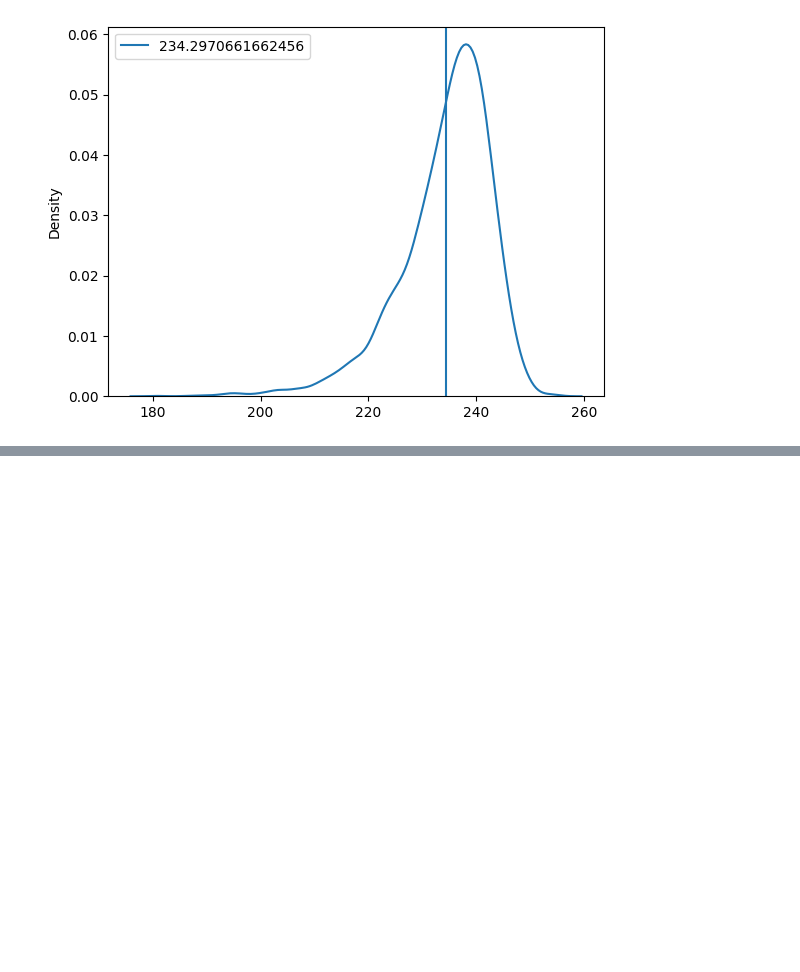
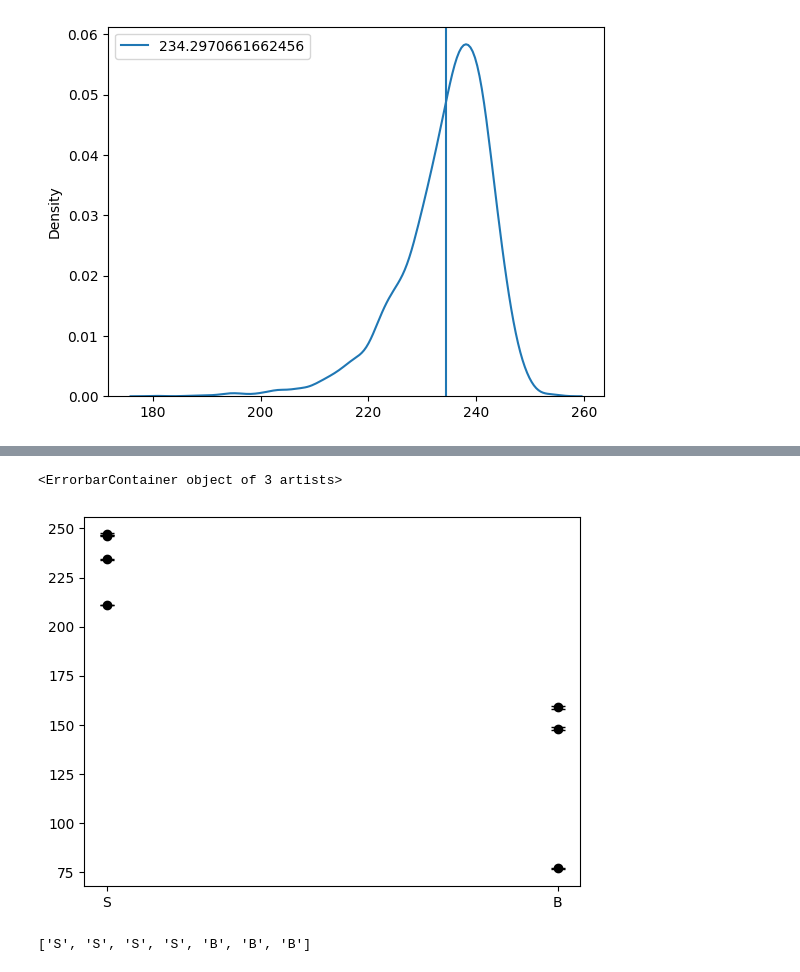
Before and after one commit to hbmep/rat-mapping, a Jupyter notebook: notebooks/C_SMA_LAR/nparray.ipynb, the cells around one changed output, grey strips where cells are left out. Cells and saved outputs as stored; diff of their text form; code cells hidden in the pictures; blank space fills up the shorter version.

```diff
--- a/notebooks/C_SMA_LAR/nparray.ipynb
+++ b/notebooks/C_SMA_LAR/nparray.ipynb
@@ -481,0 +541,6 @@ for i, alignment in enumerate(["M-L", "M-LL", "M-LM1", "M-LM2"]):
+# %%
+for i, alignment in enumerate(["M-L", "M-LL", "M-LM"]):
+    ind = dictBool[(alignment, 'B')]
+    t = (arr[:, ind, ...])
+    samples = t.mean(axis=(-1, -2))
+    points.append((alignment,samples.mean(),(np.std(samples)*2),  'B'))
@@ -481,0 +572,9 @@ for i, alignment in enumerate(["M-L", "M-LL", "M-LM1", "M-LM2"]):
+# %%
+plt.errorbar(ypoint, xpoint, yerr=[i / 10 for i in range(1, 8)], fmt='o', color='black', elinewidth=3, capsize=5)
+# %% [output]
+<ErrorbarContainer object of 3 artists>
+[figure, added]
+# %%
+ypoint
+# %% [output]
+['S', 'S', 'S', 'S', 'B', 'B', 'B']
```
Also changed, not shown: parts of 28 cells of this notebook, 3 other files.
